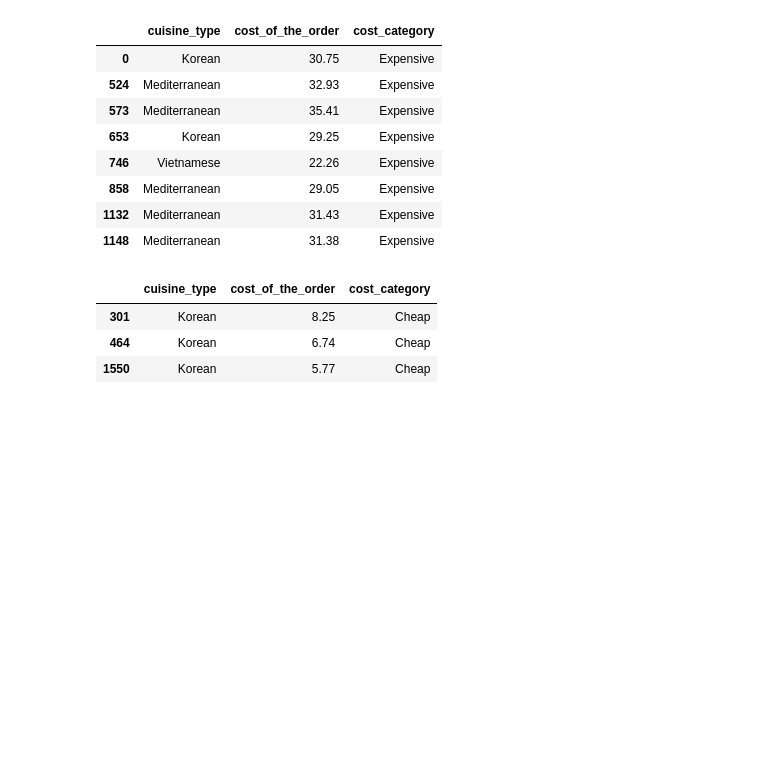
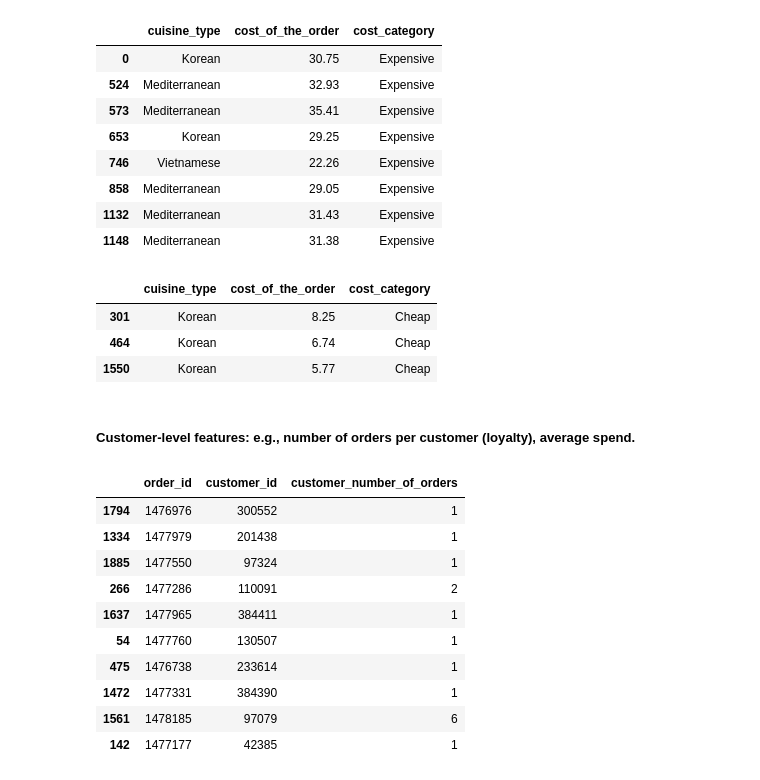
Before and after one commit to J3SSY-ANDU/Food-Delivery-Data-Analysis, a Jupyter notebook: notebooks/food_delivery_orders_eda.ipynb, the cells around one changed output. Cells and saved outputs as stored; diff of their text form; code cells hidden in the pictures; blank space fills up the shorter version.

Commit message:
implement customer leve features like number of orders and average cost

```diff
--- a/notebooks/food_delivery_orders_eda.ipynb
+++ b/notebooks/food_delivery_orders_eda.ipynb
@@ -327,7 +326,7 @@ df['outliers_upper_bound'] = df['Q3'] + 1.5 * df['IQR']
 df['cost_category'] = df.apply(lambda row: 'Expensive' if row['cost_of_the_order'] > row['outliers_upper_bound'] else 'Normal' if row['cost_of_the_order'] > row['outliers_lower_bound'] else 'Cheap', axis=1)
 
 # Drop the Q1, Q3, and IQR columns as they are no longer needed
-df = df.drop(columns=['Q1', 'Q3', 'IQR'])
+df = df.drop(columns=['Q1', 'Q3', 'IQR', 'outliers_lower_bound', 'outliers_upper_bound'])
 
 # View the result
 df[['cuisine_type', 'cost_of_the_order', 'cost_category']].head()
@@ -374,3 +373,22 @@ df[df['cost_category'] == 'Cheap'][['cuisine_type', 'cost_of_the_order', 'cost_c
 | 301 | Korean | 8.25 | Cheap |
 | 464 | Korean | 6.74 | Cheap |
 | 1550 | Korean | 5.77 | Cheap |
+# %% [markdown]
+##### Customer-level features: e.g., number of orders per customer (loyalty), average spend.
+# %%
+customer_number_of_orders = df.groupby('customer_id')['order_id'].transform('count')  # Count the number of orders for each customer
+df.drop(columns=['customer_number_of_orders'], inplace=True, errors='ignore')  # Drop the column if it already exists to avoid duplication
+df.insert(value=customer_number_of_orders, column='customer_number_of_orders', loc=2)  # Insert the new column at index 2
+df[['order_id', 'customer_id', 'customer_number_of_orders']].sample(10)  # Display a random sample of 10 rows with the new column
+# %% [output]
+|  | order_id | customer_id | customer_number_of_orders |
+| 1794 | 1476976 | 300552 | 1 |
+| 1334 | 1477979 | 201438 | 1 |
+| 1885 | 1477550 | 97324 | 1 |
+| 266 | 1477286 | 110091 | 2 |
+| 1637 | 1477965 | 384411 | 1 |
+| 54 | 1477760 | 130507 | 1 |
+| 475 | 1476738 | 233614 | 1 |
+| 1472 | 1477331 | 384390 | 1 |
+| 1561 | 1478185 | 97079 | 6 |
+| 142 | 1477177 | 42385 | 1 |
```
Also changed, not shown: parts of 9 cells of this notebook.
